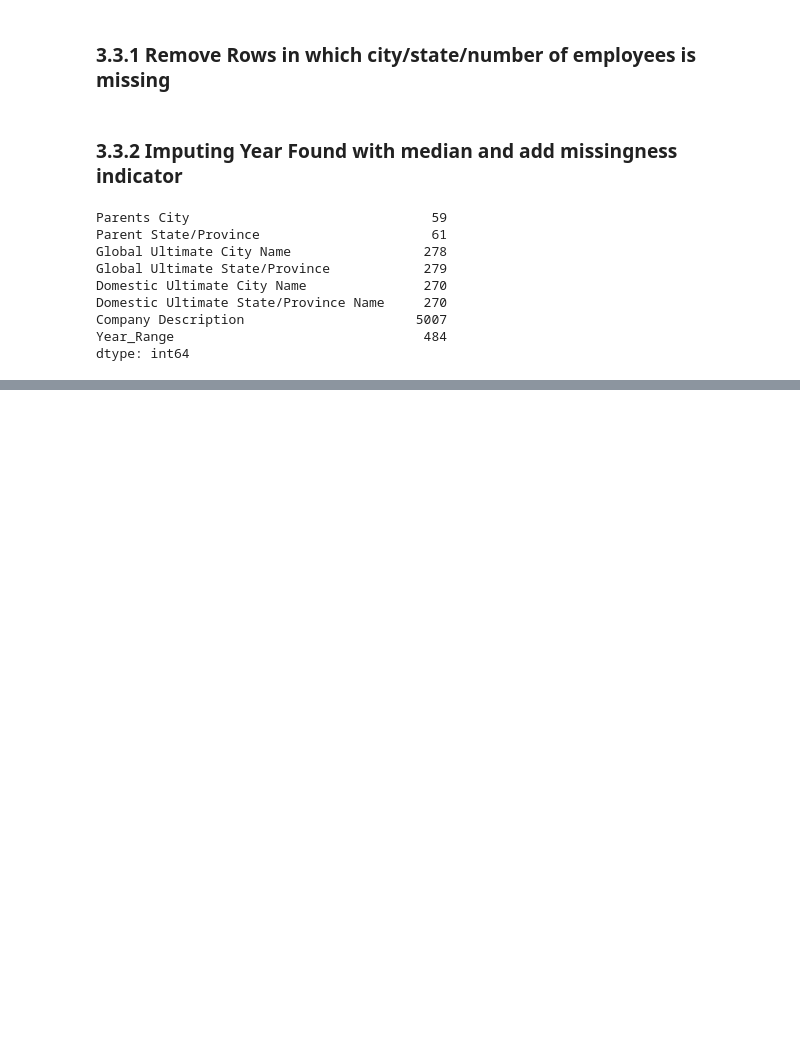
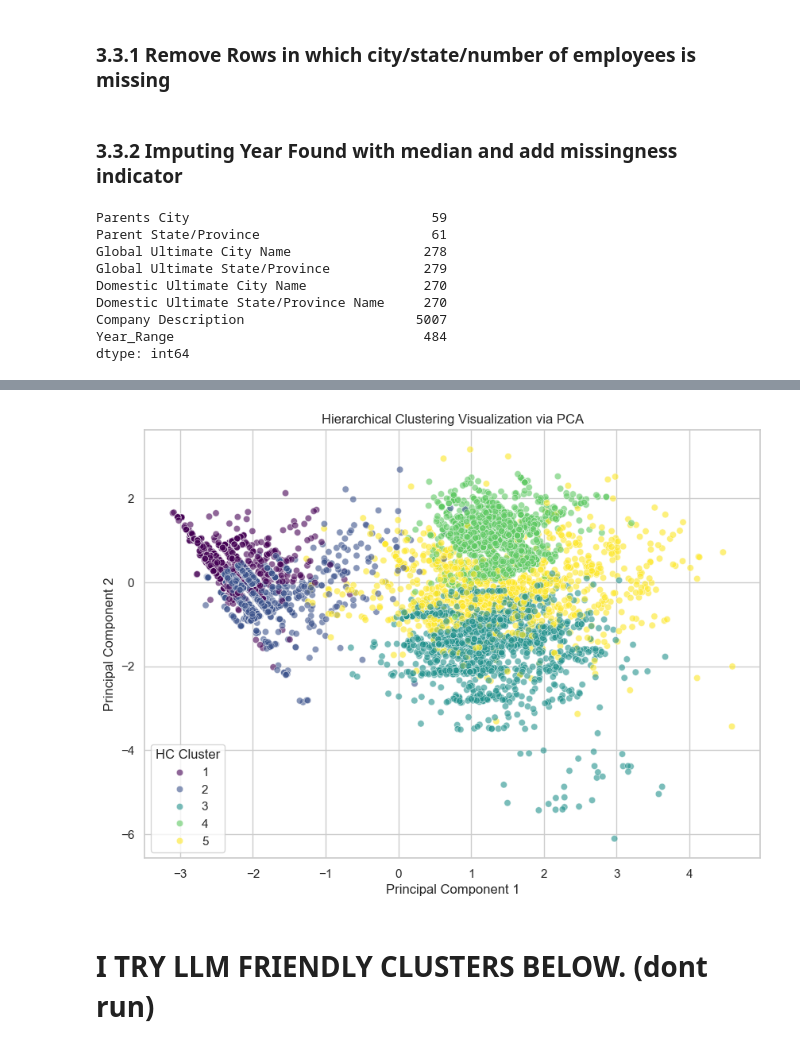
Before and after one commit to racxxhel/Corp_Intelligence, a Jupyter notebook: src/CAT_A_ACC.ipynb, the cells around one changed output, grey strips where cells are left out. Cells and saved outputs as stored; diff of their text form; code cells hidden in the pictures; blank space fills up the shorter version.

```diff
--- a/src/CAT_A_ACC.ipynb
+++ b/src/CAT_A_ACC.ipynb
@@ -890,0 +1013,7 @@ Index(['DUNS Number ', 'Company Sites', 'City', 'State', 'Country',
+# %%
+# Assign cluster labels
+hc_labels = fcluster(Z, t=5, criterion='maxclust')
+dropped_data['HC_Cluster'] = hc_labels
+
+# Inspect cluster sizes
+print(dropped_data['HC_Cluster'].value_counts())
@@ -890,0 +1070,21 @@ Index(['DUNS Number ', 'Company Sites', 'City', 'State', 'Country',
+# %%
+pca = PCA(n_components=2)
+X_pca = pca.fit_transform(X_hc)
+
+plt.figure(figsize=(10, 7))
+sns.scatterplot(
+    x=X_pca[:, 0],
+    y=X_pca[:, 1],
+    hue=dropped_data['HC_Cluster'],
+    palette='viridis',
+    alpha=0.6
+)
+plt.title('Hierarchical Clustering Visualization via PCA')
+plt.xlabel('Principal Component 1')
+plt.ylabel('Principal Component 2')
+plt.legend(title='HC Cluster')
+plt.show()
+# %% [output]
+[figure, added]
+# %% [markdown]
+# I TRY LLM FRIENDLY CLUSTERS BELOW. (dont run)
```
Also changed, not shown: parts of 54 cells of this notebook, 6 other files.
